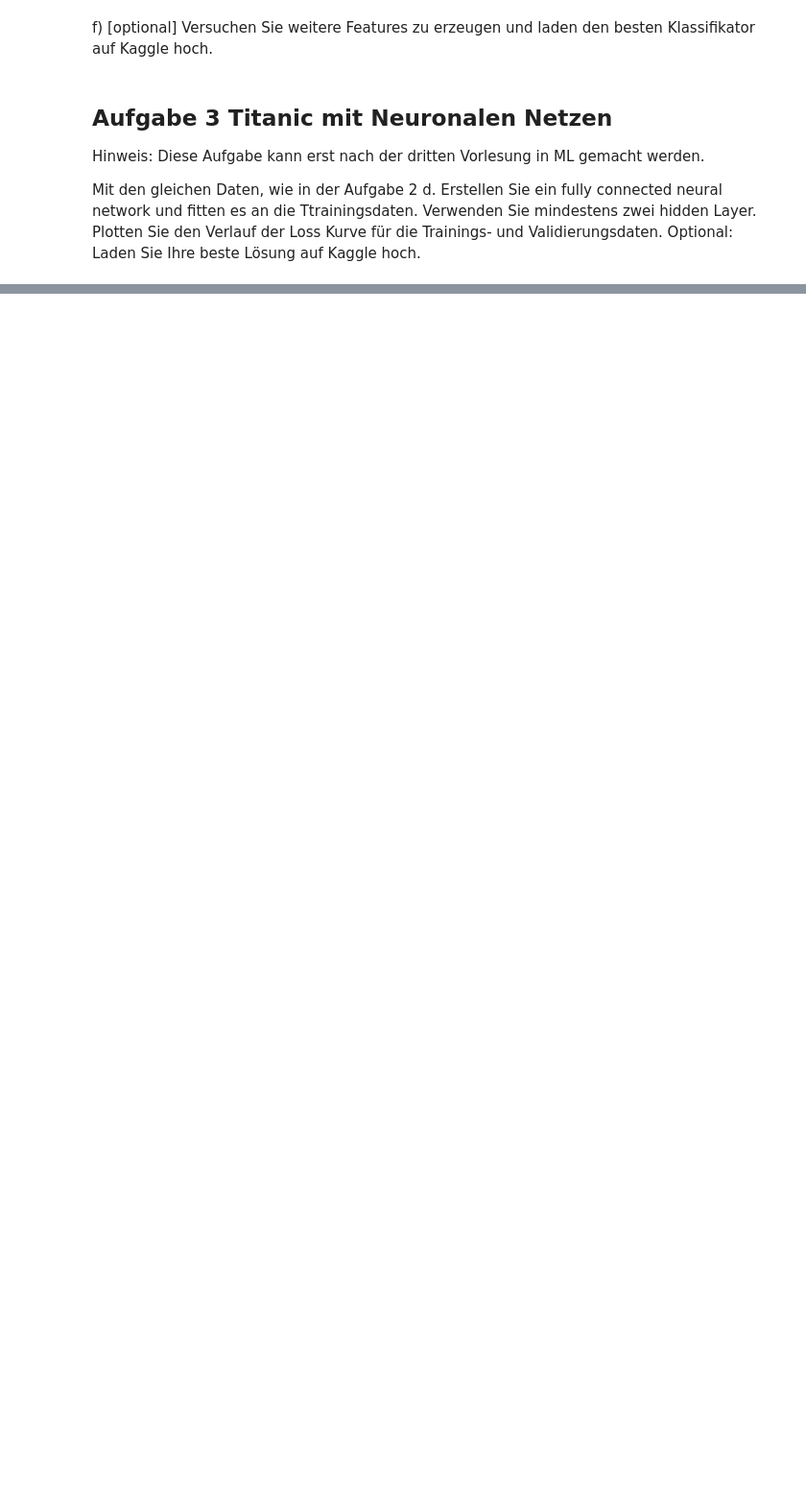
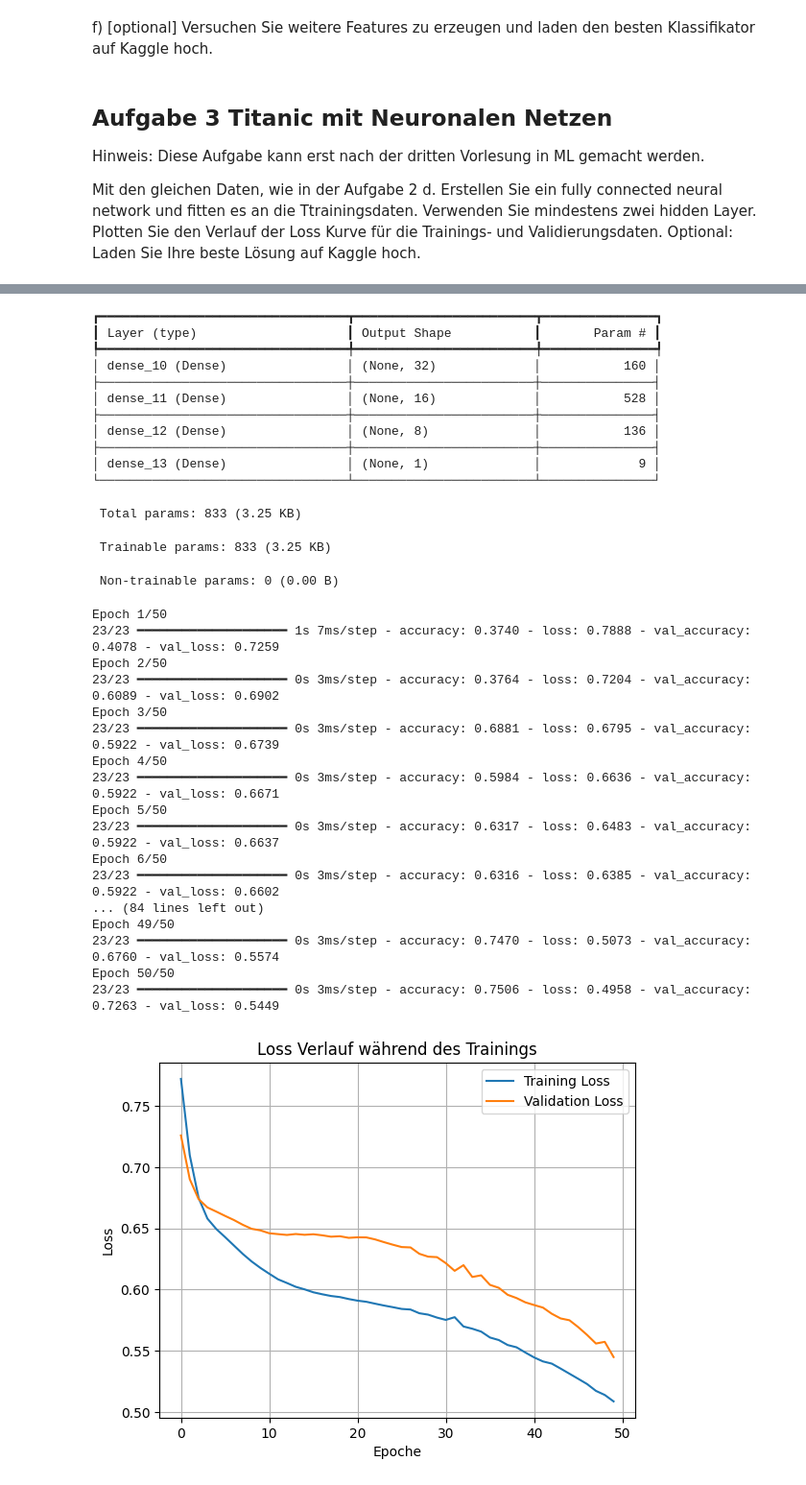
Before and after one commit to ellen313/Artificial-Intelligence, a Jupyter notebook: Abgabe 4/ki_ml_blatt_1.ipynb, the cells around one changed output, grey strips where cells are left out. Shown at 96% size. Drawn from its saved outputs; the diff is of its cells as text; code cells hidden in the pictures; blank space fills up the shorter version.

```diff
--- a/Abgabe 4/ki_ml_blatt_1.ipynb
+++ b/Abgabe 4/ki_ml_blatt_1.ipynb
@@ -131,11 +131,13 @@ Verwenden Sie die Funktion `pd.get_dummies` um die Variablen 'Pclass' and 'Sex'
 x_train_features = pd.get_dummies(train_data[['Pclass', 'Sex']], drop_first=True) #drop_first lässt ein Kategorie entfallen
 x_val_features = pd.get_dummies(val_data[['Pclass', 'Sex']], drop_first=True)
 
-# Age hinzufügen (weil es numerische Werte sind, werden diese nachhinein hinzugefügt)
+# Age und Fare hinzufügen (weil es numerische Werte sind, werden diese nachhinein hinzugefügt)
 x_train_features['Age'] = train_data['Age']
+x_train_features['Fare'] =  train_data['Fare']
 y_train = train_data['Survived']
 
 x_val_features['Age'] = val_data['Age']
+x_val_features['Fare'] = val_data['Fare']
 y_val = val_data['Survived']
 
 model = LogisticRegression()
@@ -169,18 +171,46 @@ Hinweis: Diese Aufgabe kann erst nach der dritten Vorlesung in ML gemacht werden
 
 Mit den gleichen Daten, wie in der Aufgabe 2 d. Erstellen Sie ein fully connected neural network und fitten es an die Ttrainingsdaten. Verwenden Sie mindestens zwei hidden Layer. Plotten Sie den Verlauf der Loss Kurve für die Trainings- und Validierungsdaten. Optional: Laden Sie Ihre beste Lösung auf Kaggle hoch.
 # %%
-#Sie können von folgendem Code starten um das Netzwerk zu definieren, füllen Sie die ...
+print(x_train_features.columns, x_train_features.shape)
+
 import tensorflow as tf
 import tensorflow.keras
 from tensorflow.keras.models import Sequential
-from tensorflow.keras.layers import Dense
+from tensorflow.keras.layers import Input,Dense
+
 model = Sequential()
-model.add(Dense(..., activation='sigmoid', batch_input_shape=(None, 4))) #We have 4 input features
-#...
+
+#model.add(Dense(16, activation='sigmoid', input_shape=(None, 4))) #We have 4 input features
+
+model.add(Input(shape=(4,))) #Input Schicht
+#Hidden Layers
+model.add(Dense(32, activation= 'sigmoid'))
+model.add(Dense(16, activation= 'sigmoid'))
+model.add(Dense(8, activation= 'sigmoid'))
+#Output Layer
 model.add(Dense(1, activation='sigmoid'))
+
 opt = tf.keras.optimizers.Adam(learning_rate=1e-3)
 model.compile(loss=tf.keras.losses.BinaryCrossentropy(),
               optimizer=opt,
               metrics=['accuracy'])
 model.summary()
+
+#Model Training
+
+result = model.fit(x_train_features, y_train,
+                    validation_data=(x_val_features, y_val),
+                    epochs=50,
+                    batch_size=32,
+                    verbose=1)
+
+#plot loss function
+plt.plot(result.history['loss'], label='Training Loss')
+plt.plot(result.history['val_loss'], label='Validation Loss')
+plt.title('Loss Verlauf während des Trainings')
+plt.xlabel('Epoche')
+plt.ylabel('Loss')
+plt.legend()
+plt.grid(True)
+plt.show()
 # %% [output]
@@ -198,0 +219,32 @@ _________________________________________________________________
+┏━━━━━━━━━━━━━━━━━━━━━━━━━━━━━━━━━┳━━━━━━━━━━━━━━━━━━━━━━━━┳━━━━━━━━━━━━━━━┓
+┃ Layer (type)                    ┃ Output Shape           ┃       Param # ┃
+┡━━━━━━━━━━━━━━━━━━━━━━━━━━━━━━━━━╇━━━━━━━━━━━━━━━━━━━━━━━━╇━━━━━━━━━━━━━━━┩
+│ dense_10 (Dense)                │ (None, 32)             │           160 │
+├─────────────────────────────────┼────────────────────────┼───────────────┤
+│ dense_11 (Dense)                │ (None, 16)             │           528 │
+├─────────────────────────────────┼────────────────────────┼───────────────┤
+│ dense_12 (Dense)                │ (None, 8)              │           136 │
+├─────────────────────────────────┼────────────────────────┼───────────────┤
+│ dense_13 (Dense)                │ (None, 1)              │             9 │
+└─────────────────────────────────┴────────────────────────┴───────────────┘
+ Total params: 833 (3.25 KB)
+ Trainable params: 833 (3.25 KB)
+ Non-trainable params: 0 (0.00 B)
+Epoch 1/50
+23/23 ━━━━━━━━━━━━━━━━━━━━ 1s 7ms/step - accuracy: 0.3740 - loss: 0.7888 - val_accuracy: 0.4078 - val_loss: 0.7259
+Epoch 2/50
+23/23 ━━━━━━━━━━━━━━━━━━━━ 0s 3ms/step - accuracy: 0.3764 - loss: 0.7204 - val_accuracy: 0.6089 - val_loss: 0.6902
+Epoch 3/50
+23/23 ━━━━━━━━━━━━━━━━━━━━ 0s 3ms/step - accuracy: 0.6881 - loss: 0.6795 - val_accuracy: 0.5922 - val_loss: 0.6739
+Epoch 4/50
+23/23 ━━━━━━━━━━━━━━━━━━━━ 0s 3ms/step - accuracy: 0.5984 - loss: 0.6636 - val_accuracy: 0.5922 - val_loss: 0.6671
+Epoch 5/50
+23/23 ━━━━━━━━━━━━━━━━━━━━ 0s 3ms/step - accuracy: 0.6317 - loss: 0.6483 - val_accuracy: 0.5922 - val_loss: 0.6637
+Epoch 6/50
+23/23 ━━━━━━━━━━━━━━━━━━━━ 0s 3ms/step - accuracy: 0.6316 - loss: 0.6385 - val_accuracy: 0.5922 - val_loss: 0.6602
+... (84 lines left out)
+Epoch 49/50
+23/23 ━━━━━━━━━━━━━━━━━━━━ 0s 3ms/step - accuracy: 0.7470 - loss: 0.5073 - val_accuracy: 0.6760 - val_loss: 0.5574
+Epoch 50/50
+23/23 ━━━━━━━━━━━━━━━━━━━━ 0s 3ms/step - accuracy: 0.7506 - loss: 0.4958 - val_accuracy: 0.7263 - val_loss: 0.5449
+[figure, added]
```
Also changed, not shown: parts of 3 cells of this notebook.
